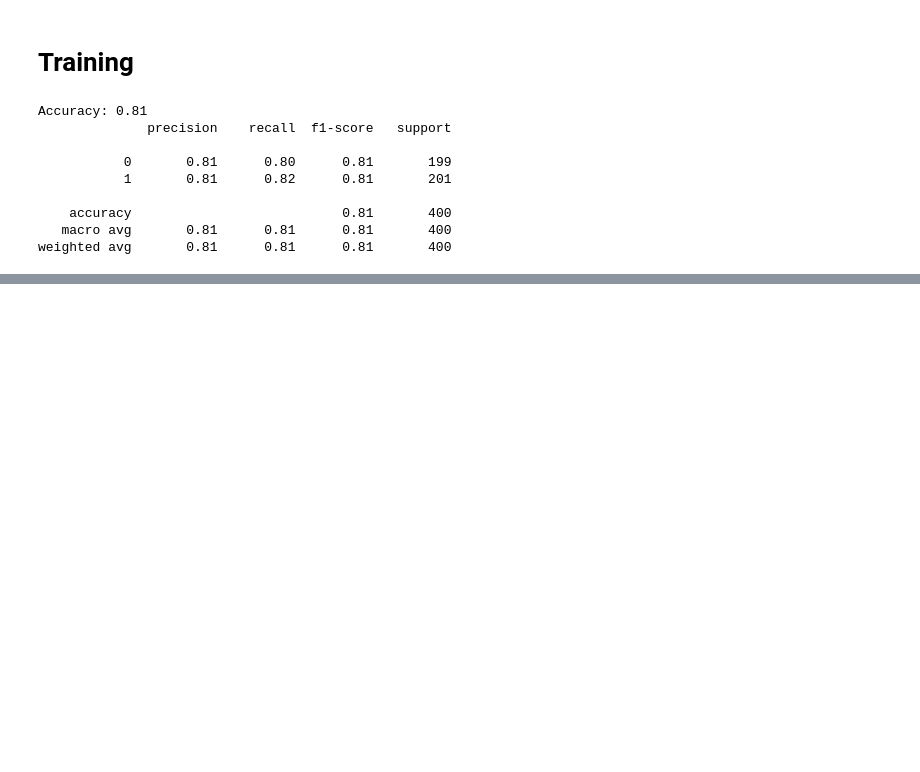
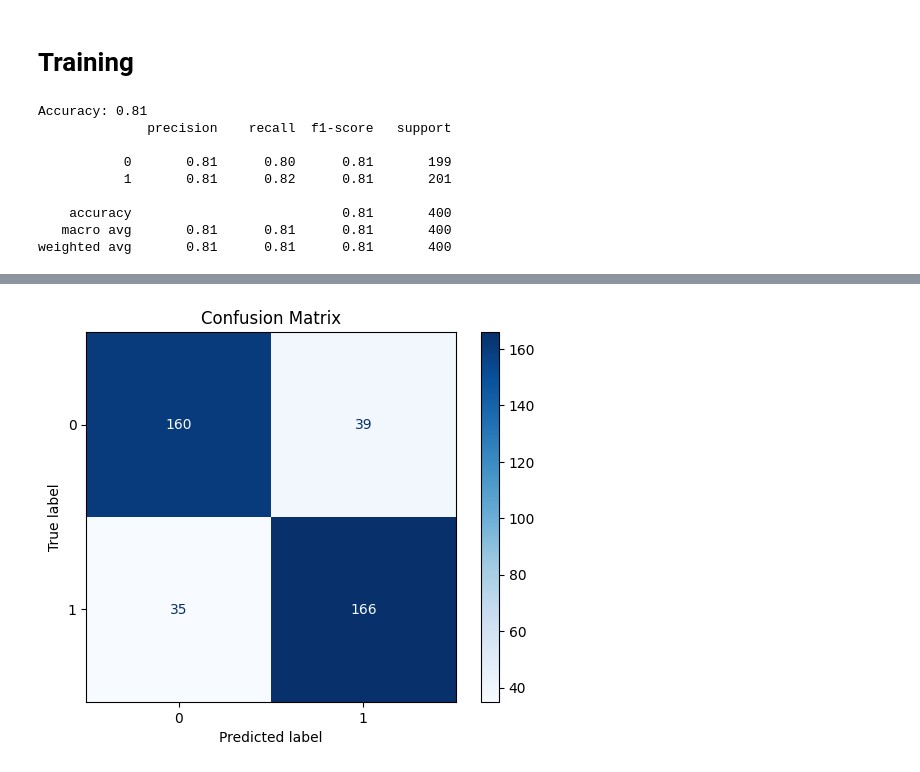
Before and after one commit to zyf2021/0notebooks, a Jupyter notebook: imdb-movie-reviews.ipynb, the cells around one changed output, grey strips where cells are left out. Cells and saved outputs as stored; diff of their text form; code cells hidden in the pictures; blank space fills up the shorter version.

```diff
--- a/imdb-movie-reviews.ipynb
+++ b/imdb-movie-reviews.ipynb
@@ -222,0 +227,6 @@ weighted avg       0.81      0.81      0.81       400
+# %%
+model = SVC()
+model.fit(X_train, y_train)
+y_pred = model.predict(X_test)
+print(f"Accuracy: {accuracy_score(y_test, y_pred)}")
+print(classification_report(y_test, y_pred))
@@ -222,0 +243,10 @@ weighted avg       0.81      0.81      0.81       400
+# %%
+from sklearn.metrics import confusion_matrix, ConfusionMatrixDisplay
+import matplotlib.pyplot as plt
+cm = confusion_matrix(y_test, y_pred)
+disp = ConfusionMatrixDisplay(confusion_matrix=cm)
+disp.plot(cmap="Blues")
+plt.title("Confusion Matrix")
+plt.show()
+# %% [output]
+[figure, added]
```
Also changed, not shown: parts of 10 cells of this notebook.
